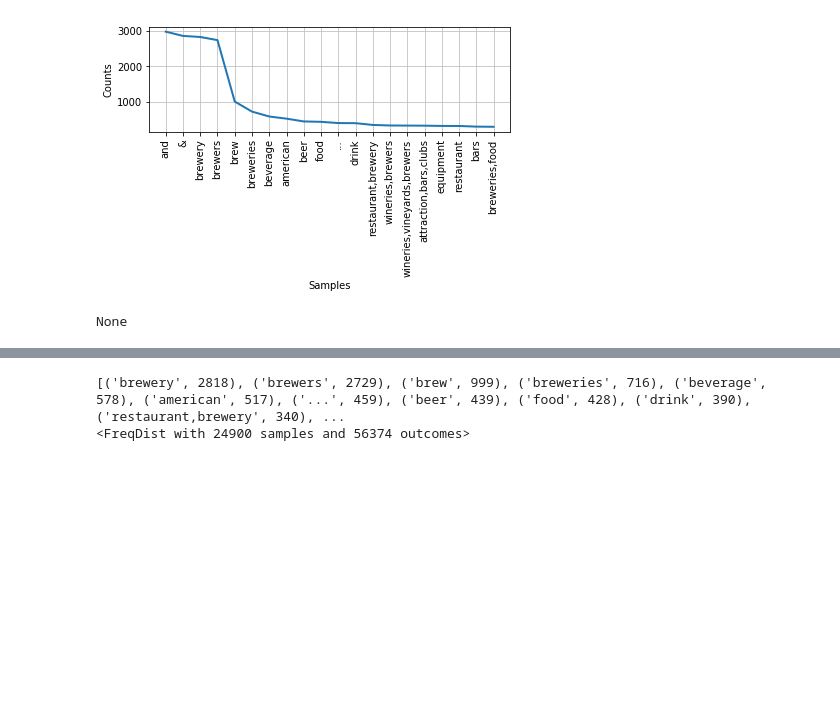
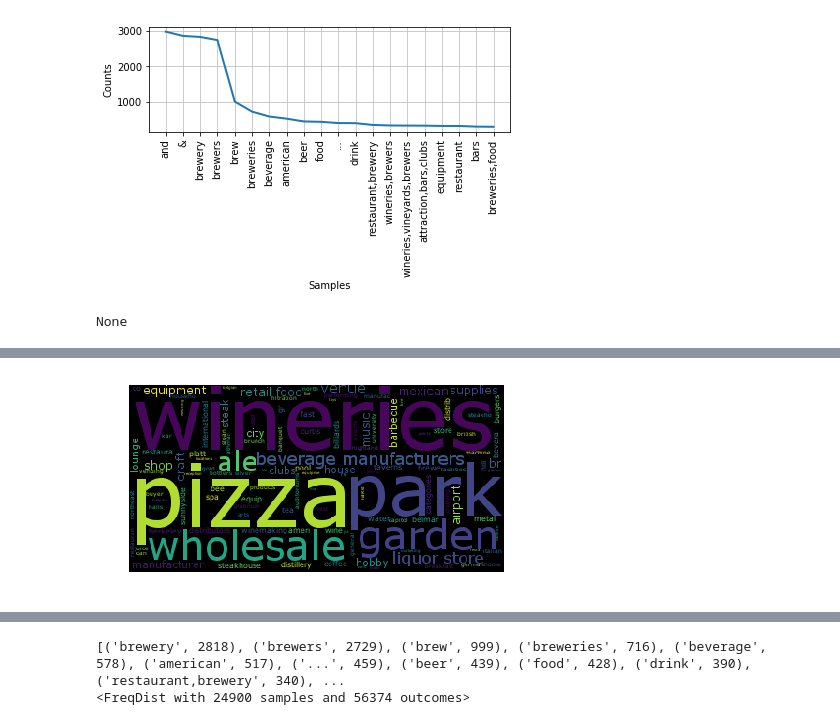
Before and after one commit to realsaul00/Breweries, a Jupyter notebook: breweries.ipynb, the cells around one changed output, grey strips where cells are left out. Saved outputs shown, nothing was run; the diff lists cells and outputs as text; code cells hidden in the pictures; blank space fills up the shorter version.

```diff
--- a/breweries.ipynb
+++ b/breweries.ipynb
@@ -179,0 +207,11 @@ plt.show()
+# %%
+#create a wordclouds for string objects
+sea_wc = WordCloud(font_path='/Library/Fonts/Verdana.ttf',
+                      relative_scaling = 0,
+                      stopwords = {'diego','san','san diego','american','portland','place','restaurants','drink','store''brewer','beer','pubs','bars','brewery','restaurant','denver','breweries','brew','pub','brewers','and','bar'}
+                      ).generate(sea_str2)
+plt.imshow(denver_wc)
+plt.axis("off")
+plt.show()
+# %% [output]
+[figure, added]
```
Also changed, not shown: parts of 55 cells of this notebook.
